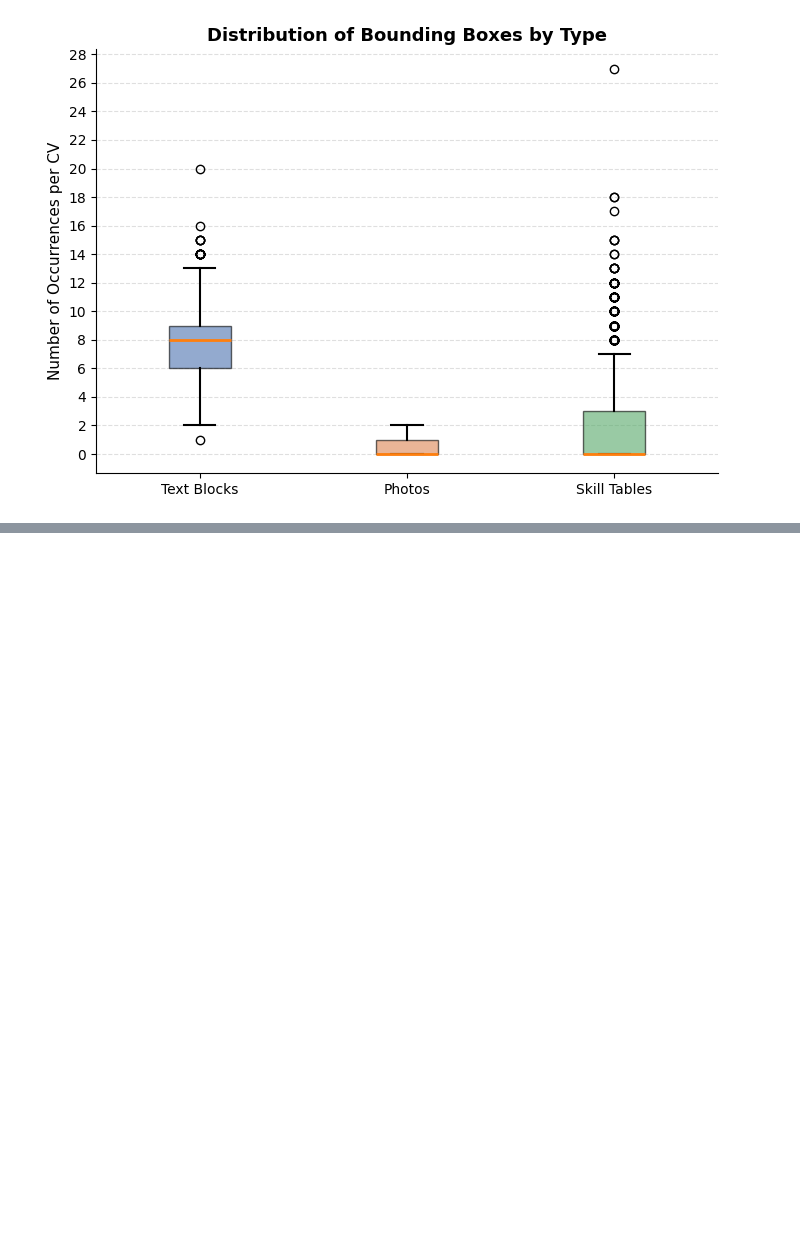
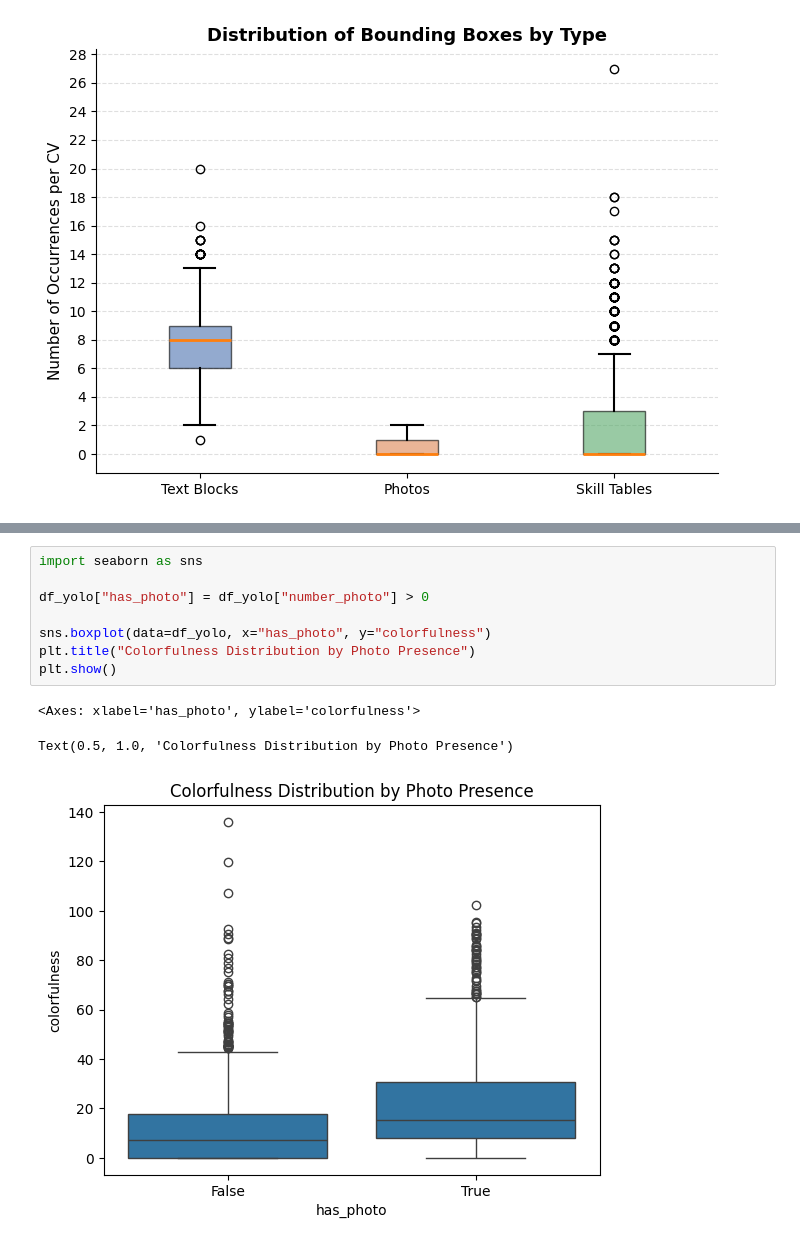
Before and after one commit to danielpiresribeiro123-code/cv_analyser_research, a Jupyter notebook: src/analysis/train_data/yolo/yolo_train_data_EDA.ipynb, the cells around one changed output, grey strips where cells are left out. Cells and saved outputs as stored; diff of their text form; blank space fills up the shorter version.

```diff
--- a/src/analysis/train_data/yolo/yolo_train_data_EDA.ipynb
+++ b/src/analysis/train_data/yolo/yolo_train_data_EDA.ipynb
@@ -628,0 +521,12 @@ KeyError: 'Column not found: Ms_per_image'
+# %%
+import seaborn as sns
+
+df_yolo["has_photo"] = df_yolo["number_photo"] > 0
+
+sns.boxplot(data=df_yolo, x="has_photo", y="colorfulness")
+plt.title("Colorfulness Distribution by Photo Presence")
+plt.show()
+# %% [output]
+<Axes: xlabel='has_photo', ylabel='colorfulness'>
+Text(0.5, 1.0, 'Colorfulness Distribution by Photo Presence')
+[figure, added]
```
Also changed, not shown: parts of 67 cells of this notebook, 1 other file.
